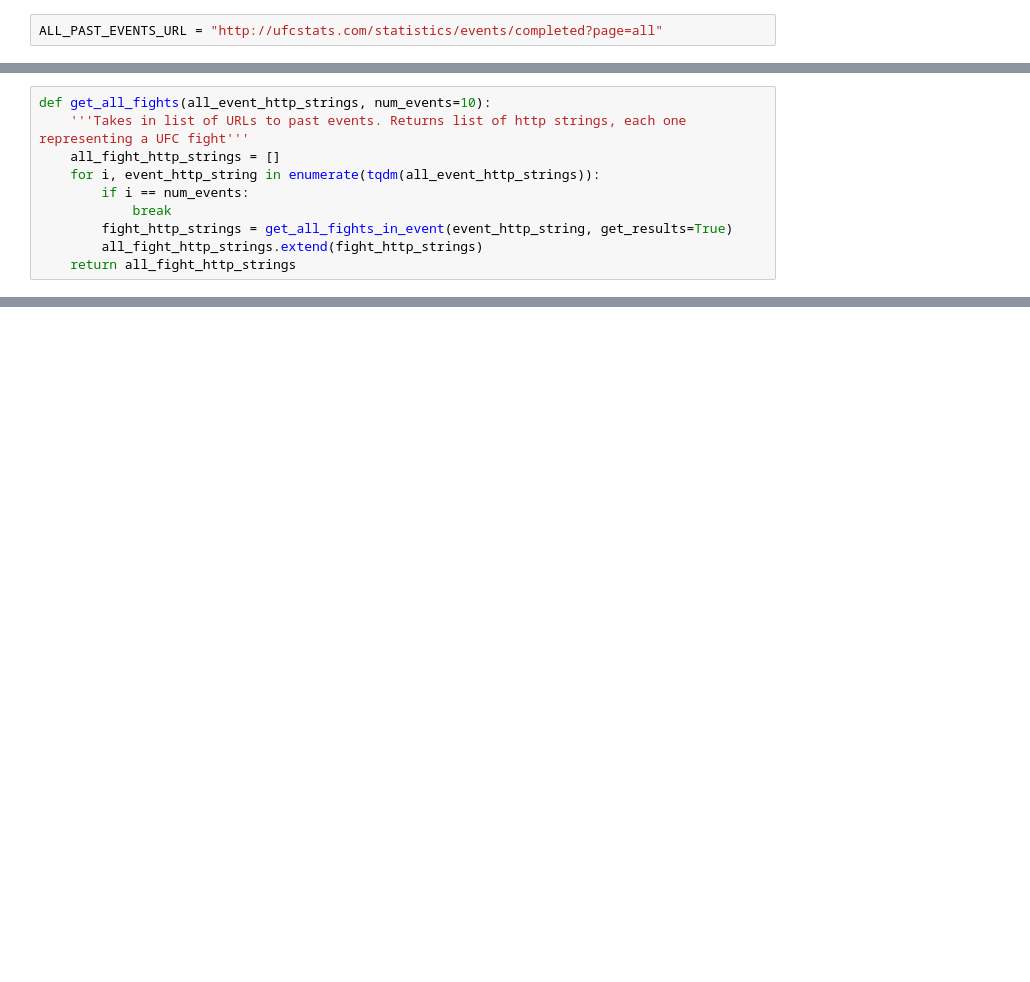
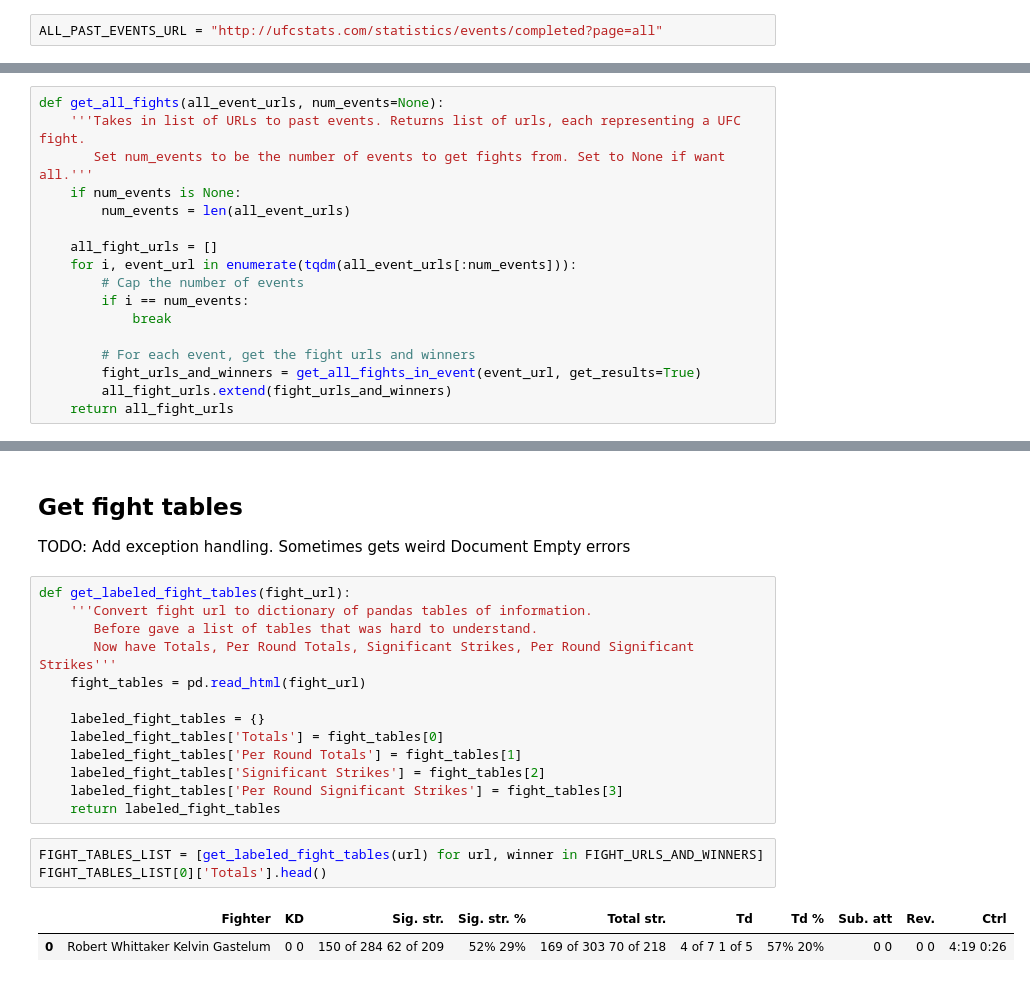
Before and after one commit to tylerlum/ufc_automated_scoring_system, a Jupyter notebook: UFC_Automated_Scoring_System.ipynb, the cells around one changed output, grey strips where cells are left out. Saved outputs shown, nothing was run; the diff lists cells and outputs as text; blank space fills up the shorter version.

```diff
--- a/UFC_Automated_Scoring_System.ipynb
+++ b/UFC_Automated_Scoring_System.ipynb
@@ -118,10 +159,17 @@ def get_all_fights_in_event(past_event_url, get_results=False):
 # %%
-def get_all_fights(all_event_http_strings, num_events=10):
-    '''Takes in list of URLs to past events. Returns list of http strings, each one representing a UFC fight'''
-    all_fight_http_strings = []
-    for i, event_http_string in enumerate(tqdm(all_event_http_strings)):
+def get_all_fights(all_event_urls, num_events=None):
+    '''Takes in list of URLs to past events. Returns list of urls, each representing a UFC fight.
+       Set num_events to be the number of events to get fights from. Set to None if want all.'''
+    if num_events is None:
+        num_events = len(all_event_urls)
+
+    all_fight_urls = []
+    for i, event_url in enumerate(tqdm(all_event_urls[:num_events])):
+        # Cap the number of events
         if i == num_events:
             break
-        fight_http_strings = get_all_fights_in_event(event_http_string, get_results=True)
-        all_fight_http_strings.extend(fight_http_strings)
-    return all_fight_http_strings
+
+        # For each event, get the fight urls and winners
+        fight_urls_and_winners = get_all_fights_in_event(event_url, get_results=True)
+        all_fight_urls.extend(fight_urls_and_winners)
+    return all_fight_urls
@@ -127,0 +183,23 @@ def get_all_fights(all_event_http_strings, num_events=10):
+# %% [markdown]
+## Get fight tables
+
+TODO: Add exception handling. Sometimes gets weird Document Empty errors
+# %%
+def get_labeled_fight_tables(fight_url):
+    '''Convert fight url to dictionary of pandas tables of information.
+       Before gave a list of tables that was hard to understand.
+       Now have Totals, Per Round Totals, Significant Strikes, Per Round Significant Strikes'''
+    fight_tables = pd.read_html(fight_url)
+
+    labeled_fight_tables = {}
+    labeled_fight_tables['Totals'] = fight_tables[0]
+    labeled_fight_tables['Per Round Totals'] = fight_tables[1]
+    labeled_fight_tables['Significant Strikes'] = fight_tables[2]
+    labeled_fight_tables['Per Round Significant Strikes'] = fight_tables[3]
+    return labeled_fight_tables
+# %%
+FIGHT_TABLES_LIST = [get_labeled_fight_tables(url) for url, winner in FIGHT_URLS_AND_WINNERS]
+FIGHT_TABLES_LIST[0]['Totals'].head()
+# %% [output]
+|  | Fighter | KD | Sig. str. | Sig. str. % | Total str. | Td | Td % | Sub. att | Rev. | Ctrl |
+| 0 | Robert Whittaker Kelvin Gastelum | 0 0 | 150 of 284 62 of 209 | 52% 29% | 169 of 303 70 of 218 | 4 of 7 1 of 5 | 57% 20% | 0 0 | 0 0 | 4:19 0:26 |
```
Also changed, not shown: parts of 30 cells of this notebook.
